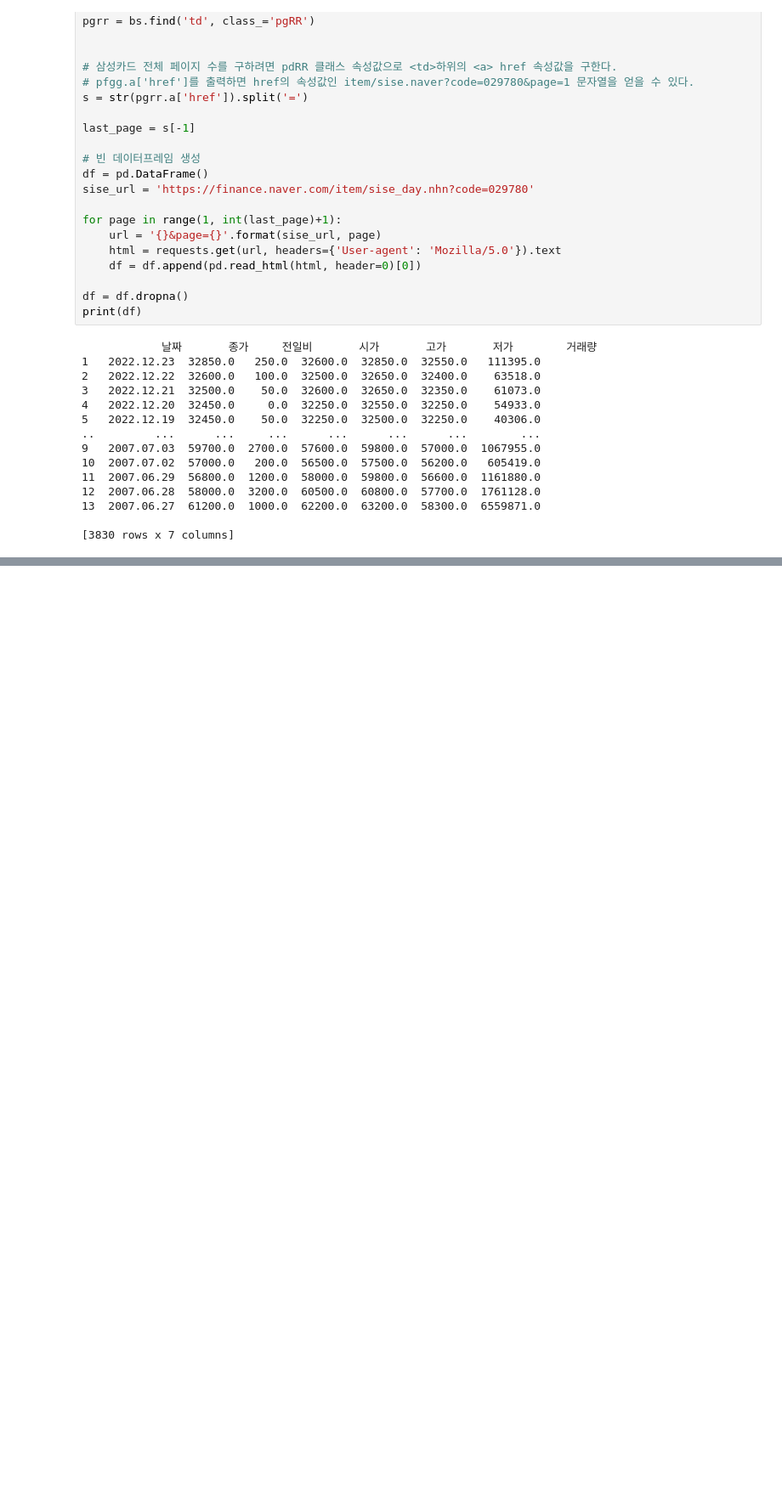
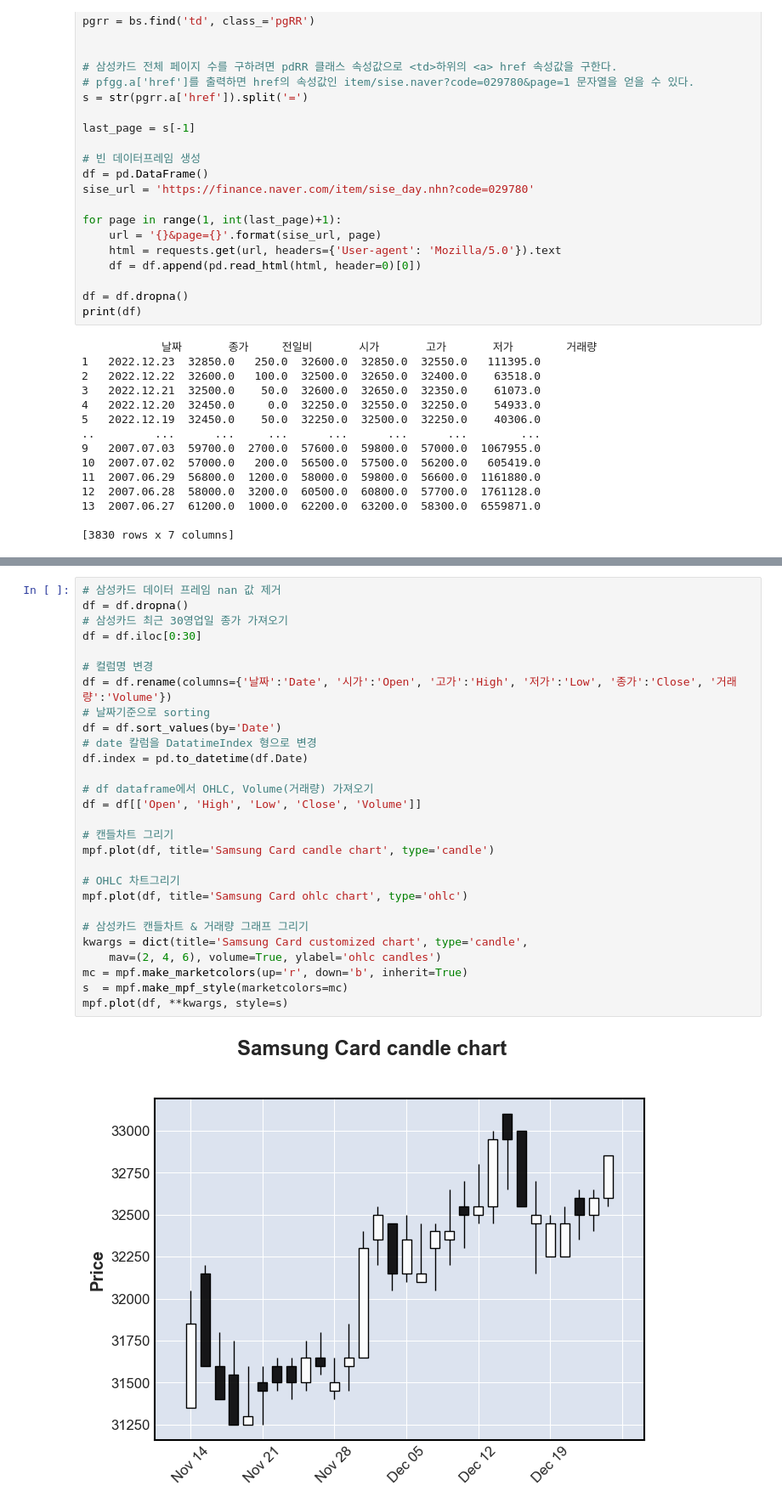
Before and after one commit to kwonkai/juno1412, a Jupyter notebook: 증권데이터분석/4.웹스크래핑/web_scraping2.ipynb, the cells around one changed output, grey strips where cells are left out. Shown at 85% size. Drawn from its saved outputs; the diff is of its cells as text; blank space fills up the shorter version.

```diff
--- a/증권데이터분석/4.웹스크래핑/web_scraping2.ipynb
+++ b/증권데이터분석/4.웹스크래핑/web_scraping2.ipynb
@@ -64,0 +65,30 @@ plt.show()
+# %%
+# 삼성카드 데이터 프레임 nan 값 제거
+df = df.dropna()
+# 삼성카드 최근 30영업일 종가 가져오기
+df = df.iloc[0:30]
+
+# 컬럼명 변경
+df = df.rename(columns={'날짜':'Date', '시가':'Open', '고가':'High', '저가':'Low', '종가':'Close', '거래량':'Volume'})
+# 날짜기준으로 sorting
+df = df.sort_values(by='Date')
+# date 칼럼을 DatatimeIndex 형으로 변경
+df.index = pd.to_datetime(df.Date)
+
+# df dataframe에서 OHLC, Volume(거래량) 가져오기
+df = df[['Open', 'High', 'Low', 'Close', 'Volume']]
+
+# 캔들차트 그리기
+mpf.plot(df, title='Samsung Card candle chart', type='candle')
+
+# OHLC 차트그리기
+mpf.plot(df, title='Samsung Card ohlc chart', type='ohlc')
+
+# 삼성카드 캔들차트 & 거래량 그래프 그리기
+kwargs = dict(title='Samsung Card customized chart', type='candle',
+    mav=(2, 4, 6), volume=True, ylabel='ohlc candles')
+mc = mpf.make_marketcolors(up='r', down='b', inherit=True)
+s  = mpf.make_mpf_style(marketcolors=mc)
+mpf.plot(df, **kwargs, style=s)
+# %% [output]
+[figure, added]
```
Also changed, not shown: parts of 3 cells of this notebook, 4 other files.
